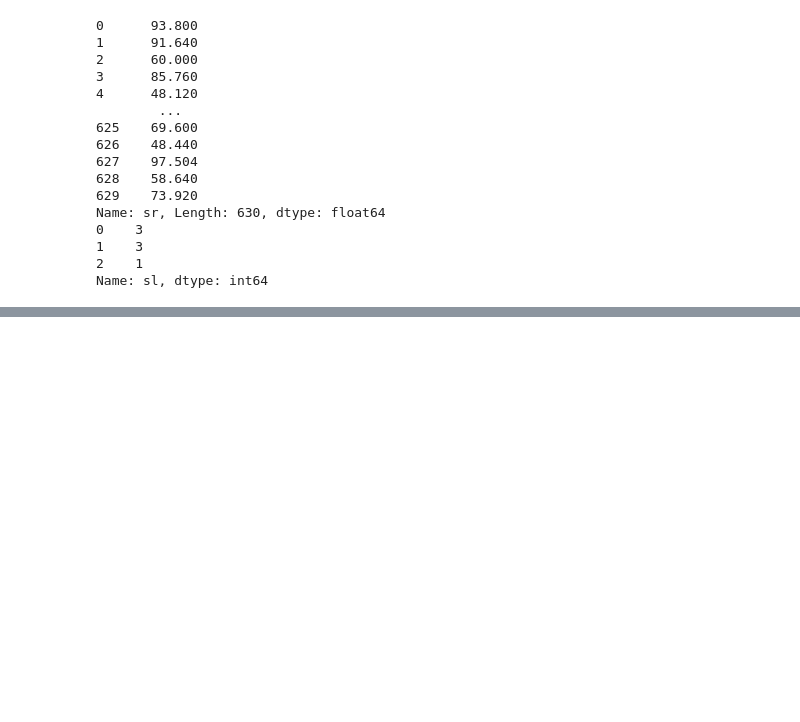
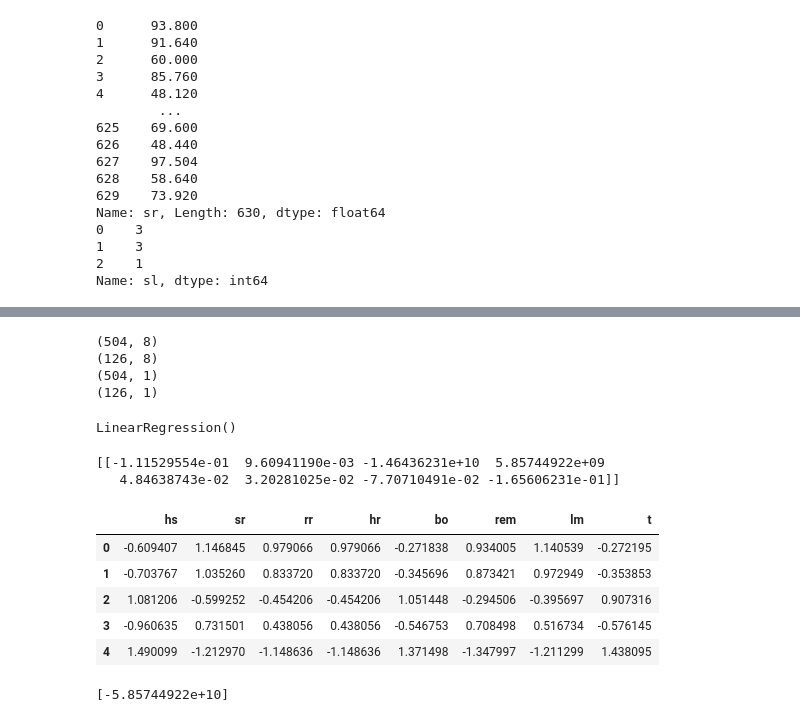
Before and after one commit to Quentin-G64/Quentin-G64, a Jupyter notebook: Stress Lelver.ipynb, the cells around one changed output, grey strips where cells are left out. Cells and saved outputs as stored; diff of their text form; code cells hidden in the pictures; blank space fills up the shorter version.

```diff
--- a/Stress Lelver.ipynb
+++ b/Stress Lelver.ipynb
@@ -121,0 +145,36 @@ ValueError: Found input variables with inconsistent numbers of samples: [8, 2]
+# %%
+print (x_train.shape)
+print (x_test.shape)
+print (y_train.shape)
+print (y_test.shape)
+# %% [output]
+(504, 8)
+(126, 8)
+(504, 1)
+(126, 1)
+# %%
+lm1 = linear_model.LinearRegression()
+
+lm1.fit(x_train, y_train)
+# %% [output]
+LinearRegression()
+# %%
+print (lm1.coef_)
+# Coefficient directeur / Comment l'interprete
+# %% [output]
+[[-1.11529554e-01  9.60941190e-03 -1.46436231e+10  5.85744922e+09
+   4.84638743e-02  3.20281025e-02 -7.70710491e-02 -1.65606231e-01]]
+# %%
+Xs.head()
+# %% [output]
+|  | hs | sr | rr | hr | bo | rem | lm | t |
+| 0 | -0.609407 | 1.146845 | 0.979066 | 0.979066 | -0.271838 | 0.934005 | 1.140539 | -0.272195 |
+| 1 | -0.703767 | 1.035260 | 0.833720 | 0.833720 | -0.345696 | 0.873421 | 0.972949 | -0.353853 |
+| 2 | 1.081206 | -0.599252 | -0.454206 | -0.454206 | 1.051448 | -0.294506 | -0.395697 | 0.907316 |
+| 3 | -0.960635 | 0.731501 | 0.438056 | 0.438056 | -0.546753 | 0.708498 | 0.516734 | -0.576145 |
+| 4 | 1.490099 | -1.212970 | -1.148636 | -1.148636 | 1.371498 | -1.347997 | -1.211299 | 1.438095 |
+# %%
+print (lm1.intercept_)
+# Ordonnees a l'origine  / Sans variable "x" du modèle, le niveau de stress est à -5
+# %% [output]
+[-5.85744922e+10]
```
Also changed, not shown: parts of 17 cells of this notebook.
